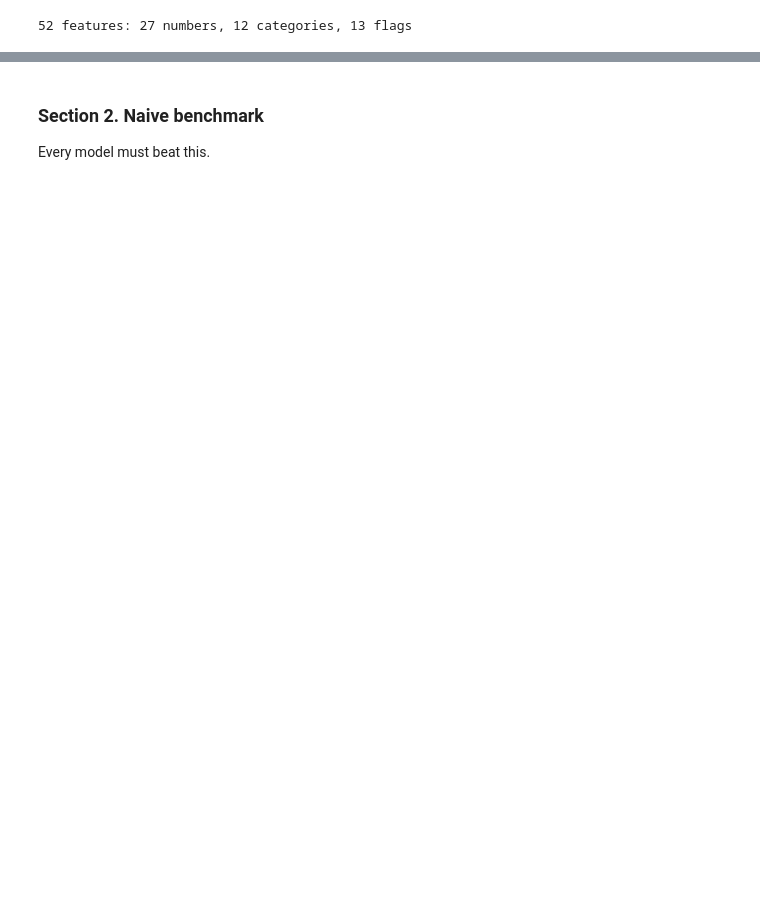
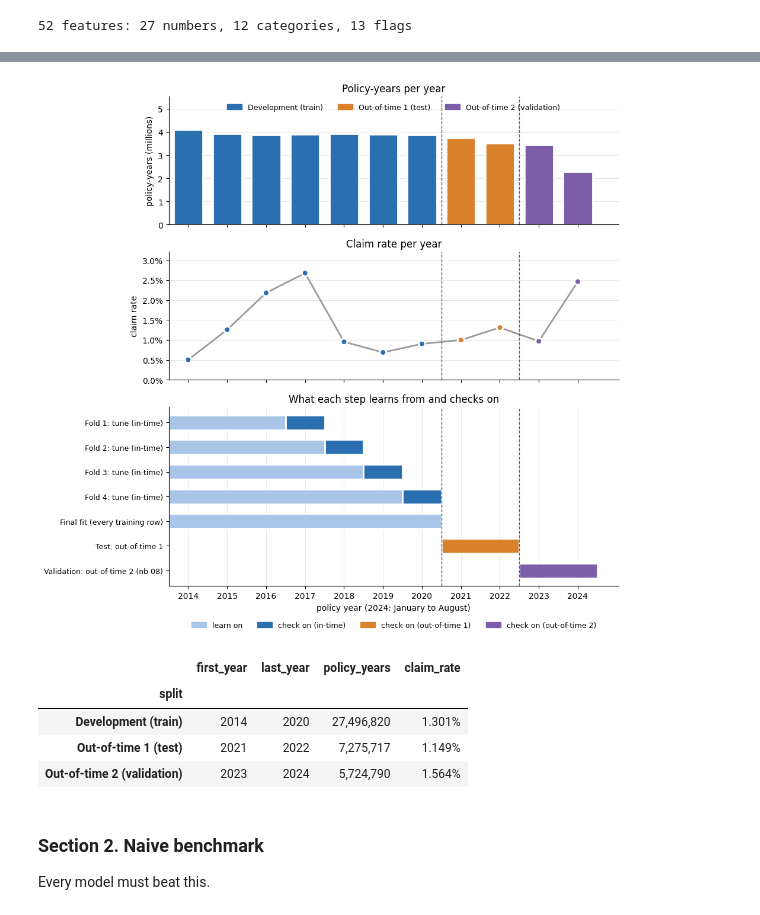
Before and after one commit to jmsebastiancarino/Probabilistic-Model-for-Non-Life-Insurance-Flood-Risk, a Jupyter notebook: notebooks/06a_baseline_claim.ipynb, the cells around one changed output, grey strips where cells are left out. Drawn from its saved outputs; the diff is of its cells as text; code cells hidden in the pictures; blank space fills up the shorter version.

```diff
--- a/notebooks/06a_baseline_claim.ipynb
+++ b/notebooks/06a_baseline_claim.ipynb
@@ -109,3 +136,69 @@ def chunk_filter(k, epoch):
+# %%
+# Step 1.2 The time split as a graph: policy-years and claim rate per year, and what each step learns from and checks on
+from matplotlib.patches import Patch
+from matplotlib.ticker import PercentFormatter
+
+by_year = con.sql(f'''
+    SELECT period_year AS year, split, COUNT(*) AS policy_years, AVG(CAST({TARGET} AS DOUBLE)) AS rate
+    FROM claim_pop GROUP BY ALL ORDER BY year
+''').df()
+
+SPLIT_NAME = {"train": "Development (train)", "test": "Out-of-time 1 (test)", "valid": "Out-of-time 2 (validation)"}
+COLOR = {"train": "#2a6fb0", "learn": "#a9c6e8", "check": "#2a6fb0", "test": "#d9822b", "valid": "#7b5ea7"}
+years = by_year["year"].to_numpy()
+
+fig, (ax1, ax2, ax3) = plt.subplots(3, 1, figsize=(10, 9.5), sharex=True, gridspec_kw={"height_ratios": [1, 1, 1.4]})
+
+# (a) policy-years per year, coloured by split
+ax1.bar(years, by_year["policy_years"] / 1e6, width=0.75, color=by_year["split"].map(COLOR), edgecolor="white", linewidth=2)
+ax1.set(title="Policy-years per year", ylabel="policy-years (millions)", ylim=(0, by_year["policy_years"].max() / 1e6 * 1.35))
+ax1.legend(handles=[Patch(color=COLOR[s], label=n) for s, n in SPLIT_NAME.items()], frameon=False, loc="upper center", ncol=3, fontsize=9)
+
+# (b) claim rate per year: how much the outcome itself moves from year to year
+ax2.plot(years, by_year["rate"], color="#9a9a9a", linewidth=2, zorder=1)
+ax2.scatter(years, by_year["rate"], c=by_year["split"].map(COLOR), s=60, edgecolor="white", linewidth=2, zorder=2)
+ax2.set(title="Claim rate per year", ylabel="claim rate", ylim=(0, by_year["rate"].max() * 1.2))
+ax2.yaxis.set_major_formatter(PercentFormatter(1, decimals=1))
+
+# (c) which years each step learns from and checks on
+scheme = [(f"Fold {i + 1}: tune (in-time)", [(2014, y - 1, "learn"), (y, y, "check")]) for i, y in enumerate(range(2017, 2021))]
+scheme += [("Final fit (every training row)", [(2014, 2020, "learn")]),
+           ("Test: out-of-time 1", [(2021, 2022, "test")]),
+           ("Validation: out-of-time 2 (nb 08)", [(2023, 2024, "valid")])]
+for row, (label, spans) in enumerate(scheme):
+    for start, end, kind in spans:
+        ax3.barh(row, end - start + 1, left=start - 0.5, height=0.6, color=COLOR[kind], edgecolor="white", linewidth=2)
+ax3.set_yticks(range(len(scheme)), [label for label, _ in scheme], fontsize=9)
+ax3.invert_yaxis()
+ax3.set(title="What each step learns from and checks on", xlabel="policy year (2024: January to August)")
+ax3.legend(handles=[Patch(color=COLOR["learn"], label="learn on"), Patch(color=COLOR["check"], label="check on (in-time)"),
+                    Patch(color=COLOR["test"], label="check on (out-of-time 1)"),
+                    Patch(color=COLOR["valid"], label="check on (out-of-time 2)")],
+           frameon=False, loc="upper center", bbox_to_anchor=(0.5, -0.16), fontsize=9, ncol=4)
+
+for ax in (ax1, ax2, ax3):
+    for edge in (2020.5, 2022.5):                       # where the development years end and each out-of-time period starts
+        ax.axvline(edge, color="#555555", linewidth=1, linestyle="--")
+    ax.spines[["top", "right"]].set_visible(False)
+    ax.grid(axis="y" if ax is not ax3 else "x", color="#e6e6e6")
+    ax.set_axisbelow(True)
+ax3.set_xticks(years)
+plt.tight_layout()
+plt.savefig(REPORTS / "fig_claim_time_split.png", dpi=150)
+plt.show()
+
+summary = (by_year.assign(n=by_year["rate"] * by_year["policy_years"])
+                  .groupby("split", sort=False)
+                  .agg(first_year=("year", "min"), last_year=("year", "max"), policy_years=("policy_years", "sum"), n=("n", "sum")))
+summary["claim_rate"] = summary.pop("n") / summary["policy_years"]
+summary.rename(index=SPLIT_NAME).style.format({"policy_years": "{:,}", "claim_rate": "{:.3%}"})
+# %% [output]
+[figure, added]
+|  | first_year | last_year | policy_years | claim_rate |
+| split |  |  |  |  |
+| Development (train) | 2014 | 2020 | 27,496,820 | 1.301% |
+| Out-of-time 1 (test) | 2021 | 2022 | 7,275,717 | 1.149% |
+| Out-of-time 2 (validation) | 2023 | 2024 | 5,724,790 | 1.564% |
 # %% [markdown]
 ### Section 2. Naive benchmark
 Every model must beat this.
```
Also changed, not shown: parts of 24 cells of this notebook.
